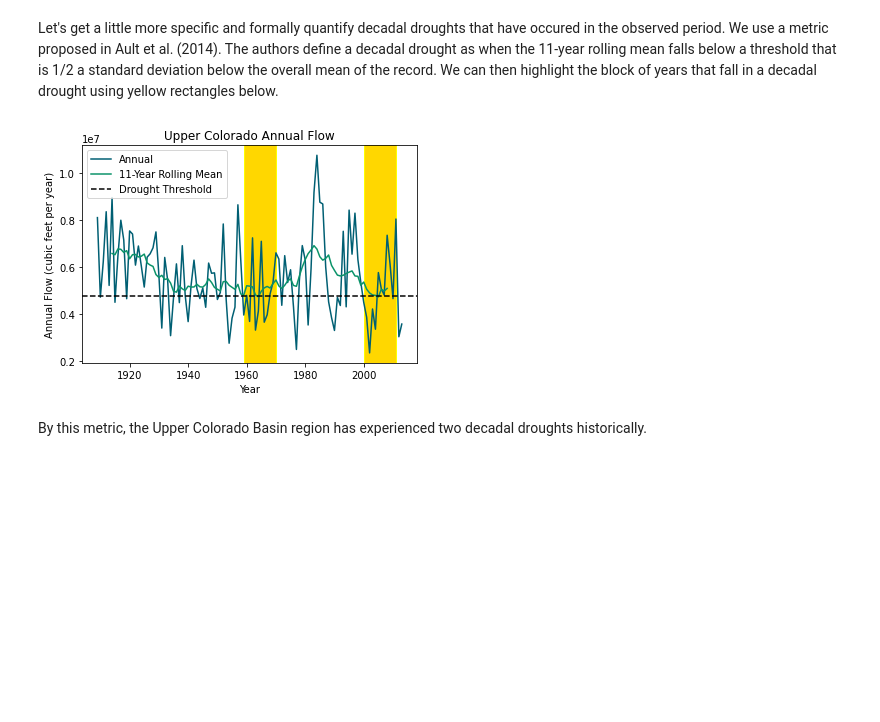
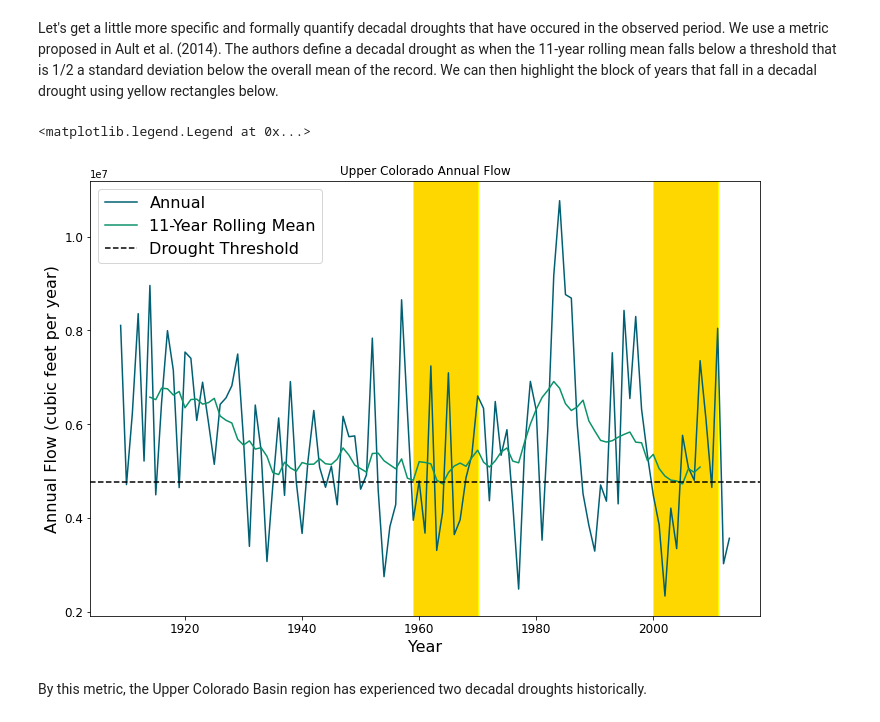
Before and after one commit to rg727/HMM_Technical_Appendix, a Jupyter notebook: Hidden-Markov Modeling Approaches to Creating Synthetic Streamflow Scenarios.ipynb, the cells around one changed output. Drawn from its saved outputs; the diff is of its cells as text; code cells hidden in the pictures; blank space fills up the shorter version.

```diff
--- a/Hidden-Markov Modeling Approaches to Creating Synthetic Streamflow Scenarios.ipynb
+++ b/Hidden-Markov Modeling Approaches to Creating Synthetic Streamflow Scenarios.ipynb
@@ -22,23 +22,27 @@ First let's take a look at the observed data from 1909-2013 for a specific site.
 # %%
 #Import libraries
 import statistics
+import matplotlib
 import matplotlib.pyplot as plt
 import numpy as np
 import pandas as pd
 import matplotlib.patches as patches
-
 
 #Read in annual historical data
 AnnualQ = pd.read_csv('uc_historical.csv')
 AnnualQ['Year']=list(range(1909, 2014))
 
 #Plot a line graph
-plt.plot(AnnualQ.iloc[:,1],AnnualQ.iloc[:,0],color='#005F73')
+fig, ax = plt.subplots()
+ax.plot(AnnualQ.iloc[:,1],AnnualQ.iloc[:,0],color='#005F73',label='Annual')
 
 # Add labels and title
-plt.title("Upper Colorado Annual Flow")
-plt.xlabel("Year")
-plt.ylabel("Annual Flow (cubic feet per year)")
-plt.savefig('observed.png',dpi=300)
-plt.show()
+ax.set_title("Upper Colorado Annual Flow")
+ax.set_xlabel("Year",fontsize=16)
+ax.set_ylabel("Annual Flow (cubic feet per year)",fontsize=16)
+plt.xticks(fontsize = 12)
+plt.yticks(fontsize = 12)
+matplotlib.rcParams['figure.figsize'] = [12, 8]
+matplotlib.rc('legend', fontsize = 16)
+plt.legend()
 # %% [output]
@@ -55,9 +60,11 @@ plt.plot(AnnualQ.iloc[:,1].rolling(11).mean(),AnnualQ.iloc[:,0].rolling(11).mean
 
 # Add labels and title
 plt.title("Upper Colorado Annual Flow")
-plt.xlabel("Year")
-plt.ylabel("Annual Flow (cubic feet per year)")
+ax.set_xlabel("Year",fontsize=16)
+ax.set_ylabel("Annual Flow (cubic feet per year)",fontsize=16)
+plt.xticks(fontsize = 12)
+plt.yticks(fontsize = 12)
+matplotlib.rcParams['figure.figsize'] = [12, 8]
+matplotlib.rc('legend', fontsize = 16)
 plt.legend()
-plt.savefig('observed_rolling_mean.png',dpi=300)
-plt.show()
 # %% [output]
@@ -69,35 +77,39 @@ Let's get a little more specific and formally quantify decadal droughts that hav
 # %%
 #Define drought threshold
 std=statistics.stdev(AnnualQ.iloc[:,0])
 threshold=np.mean(AnnualQ.iloc[:,0]-(0.5*std))
 
 
-#Where does the rolling mean dip below the threshold?
+#Find where the rolling mean dip below the threshold?
 drought_instances=[i for i,v in enumerate(AnnualQ.iloc[:,0].rolling(11).mean()) if v < threshold]
 drought_years=AnnualQ.iloc[:,1].rolling(11).mean()[drought_instances]
 
 # Add labels and title
 fig, ax = plt.subplots()
 ax.plot(AnnualQ.iloc[:,1],AnnualQ.iloc[:,0],color='#005F73',label='Annual')
-ax.plot(AnnualQ.iloc[:,1].rolling(11,center=True).mean(),AnnualQ.iloc[:,0].rolling(11,center=True).mean(),color='#0A9369',label='11-Year Rolling Mean')
+ax.plot(AnnualQ.iloc[:,1].rolling(11,center=True).mean(),AnnualQ.iloc[:,0].rolling(11,center=True).mean(),
+        color='#0A9369',label='11-Year Rolling Mean')
 ax.axhline(y=threshold, color='black', linestyle='--',label='Drought Threshold')
 
 #Visualize the drought periods as yellow rectangles
 for i in drought_years:
     #Plot a box centered around those values and with 5 years on either side.
     rect = patches.Rectangle((i-5,0), 11,2e7, linewidth=1, edgecolor='yellow', facecolor='gold')
     # Add the patch to the Axes
     ax.add_patch(rect)
 
 
 plt.title("Upper Colorado Annual Flow")
-plt.xlabel("Year")
-plt.ylabel("Annual Flow (cubic feet per year)")
-plt.savefig('observed_rolling_mean.png',dpi=300)
+ax.set_xlabel("Year",fontsize=16)
+ax.set_ylabel("Annual Flow (cubic feet per year)",fontsize=16)
+plt.xticks(fontsize = 12)
+plt.yticks(fontsize = 12)
+matplotlib.rcParams['figure.figsize'] = [12, 8]
+matplotlib.rc('legend', fontsize = 16)
 plt.legend()
-plt.show()
 # %% [output]
+<matplotlib.legend.Legend at 0x...>
-[figure, old version]
+[figure, new version]
 # %% [markdown]
 By this metric, the Upper Colorado Basin region has experienced two decadal droughts historically.
 # %% [markdown]
```
Also changed, not shown: parts of 12 cells of this notebook, 2 other files.
